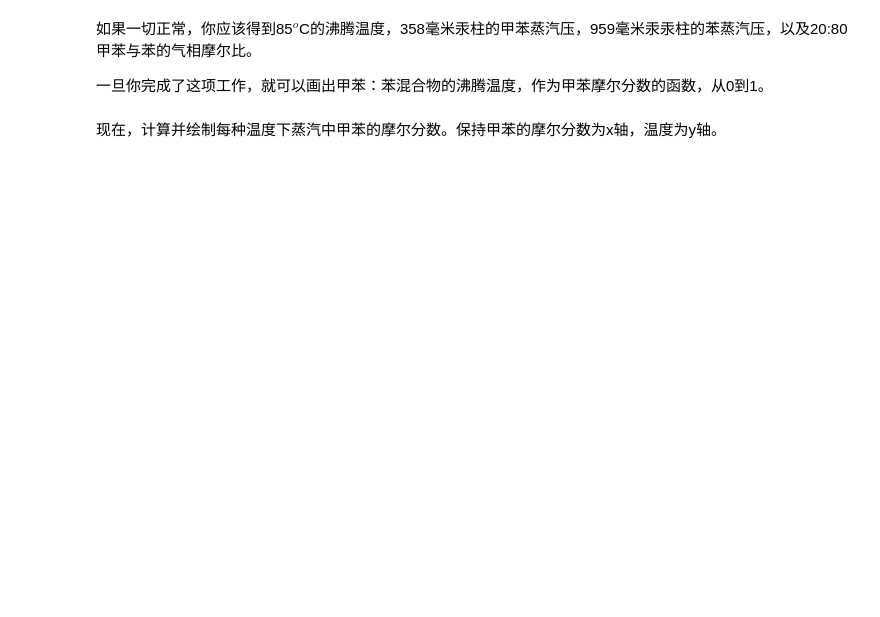
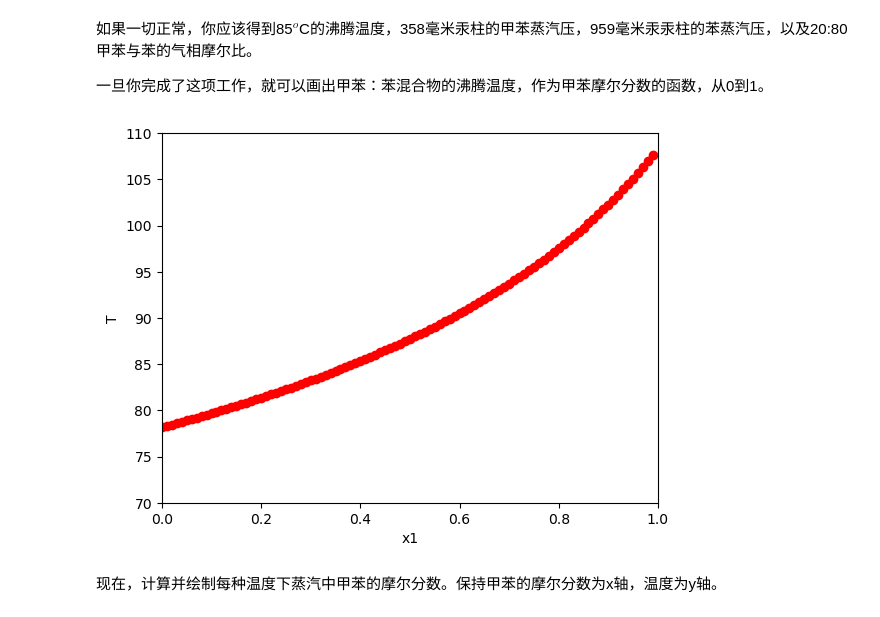
Before and after one commit to wuditjdx/Python-for-Chemistry, a Jupyter notebook: Jupyter Notebook/Notebook9-Distillation.ipynb, the cells around one changed output. Drawn from its saved outputs; the diff is of its cells as text; code cells hidden in the pictures; blank space fills up the shorter version.

```diff
--- a/Jupyter Notebook/Notebook9-Distillation.ipynb
+++ b/Jupyter Notebook/Notebook9-Distillation.ipynb
@@ -19,0 +45,28 @@ $$ ln\frac{P_{1}}{P_{2}} = \frac{\Delta H_{vap}}{R}(\frac{1}{T_{2}} - \frac{1}{T
+# %%
+R=0.008314
+x1=float(input("输入甲苯的质量分数："))
+x2=float(input("输入苯的质量分数："))
+P1tol=float(input("输入P1tol的值："))      #t1温度下甲苯的蒸汽压
+P1benz=float(input("输入P1benz的值："))    #t1温度下苯的蒸汽压
+P1=P1tol*x1+P1benz*x2
+P2=760
+T1=float(input("输入t1的值："))+273.15
+Δ𝐻𝑣𝑎𝑝1=float(input("输入Δ𝐻𝑣𝑎𝑝1的值："))
+Δ𝐻𝑣𝑎𝑝2=float(input("输入Δ𝐻𝑣𝑎𝑝2的值："))    #输入各种已知常数的值
+Δ𝐻𝑣𝑎𝑝=x1*Δ𝐻𝑣𝑎𝑝1+x2*Δ𝐻𝑣𝑎𝑝2
+
+
+T=1/(np.log(P1/P2)*R/Δ𝐻𝑣𝑎𝑝+1/T1)-273.15      #计算不同组分的甲苯和苯混合溶液的沸点
+
+T0=T+273.15
+P2tol=np.e**(np.log(P1tol)-Δ𝐻𝑣𝑎𝑝1/R*(1/𝑇0-1/𝑇1))   #甲苯在沸点下的蒸汽压
+P2benz=np.e**(np.log(P1benz)-Δ𝐻𝑣𝑎𝑝2/R*(1/𝑇0-1/𝑇1))  #苯在沸点下的蒸汽压
+
+p1=P2tol*x1       #甲苯在气相中的蒸汽压
+p2=P2benz*x2      #苯在气象中的蒸汽压
+w=p1/p2           #甲苯和苯在气象中的摩尔比
+
+print(T)
+print(P2tol)
+print(P2benz)
+print(w)
@@ -21,5 +85,21 @@ $$ ln\frac{P_{1}}{P_{2}} = \frac{\Delta H_{vap}}{R}(\frac{1}{T_{2}} - \frac{1}{T
 如果一切正常，你应该得到85$^{o}$C的沸腾温度，358毫米汞柱的甲苯蒸汽压，959毫米汞汞柱的苯蒸汽压，以及20:80甲苯与苯的气相摩尔比。
 
 一旦你完成了这项工作，就可以画出甲苯：苯混合物的沸腾温度，作为甲苯摩尔分数的函数，从0到1。
+# %%
+for x1 in np.arange(0,1,0.01):
+    x2=1-x1
+    Δ𝐻𝑣𝑎𝑝=x1*Δ𝐻𝑣𝑎𝑝1+x2*Δ𝐻𝑣𝑎𝑝2
+    P1=P1tol*x1+P1benz*x2
+    T=1/(np.log(P1/P2)*R/Δ𝐻𝑣𝑎𝑝+1/T1)-273.15
+    plt.scatter(x1,T,color='r',linewidth=1,linestyle="-")
+    plt.xlabel('x1')
+    plt.ylabel('T')
+ax = plt.gca()
+ax.set_xlim(0,1)
+ax.set_ylim(70,110)
+ax = plt.gca()
+plt.show()
+# %% [output]
+[figure, added]
 # %% [markdown]
 现在，计算并绘制每种温度下蒸汽中甲苯的摩尔分数。保持甲苯的摩尔分数为x轴，温度为y轴。
```
Also changed, not shown: parts of 7 cells of this notebook.
